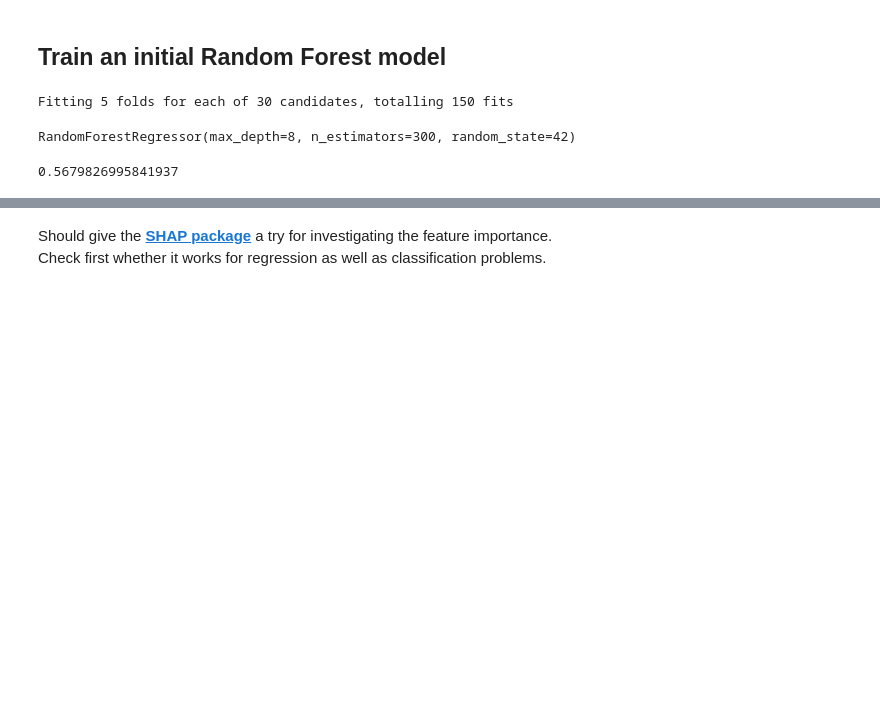
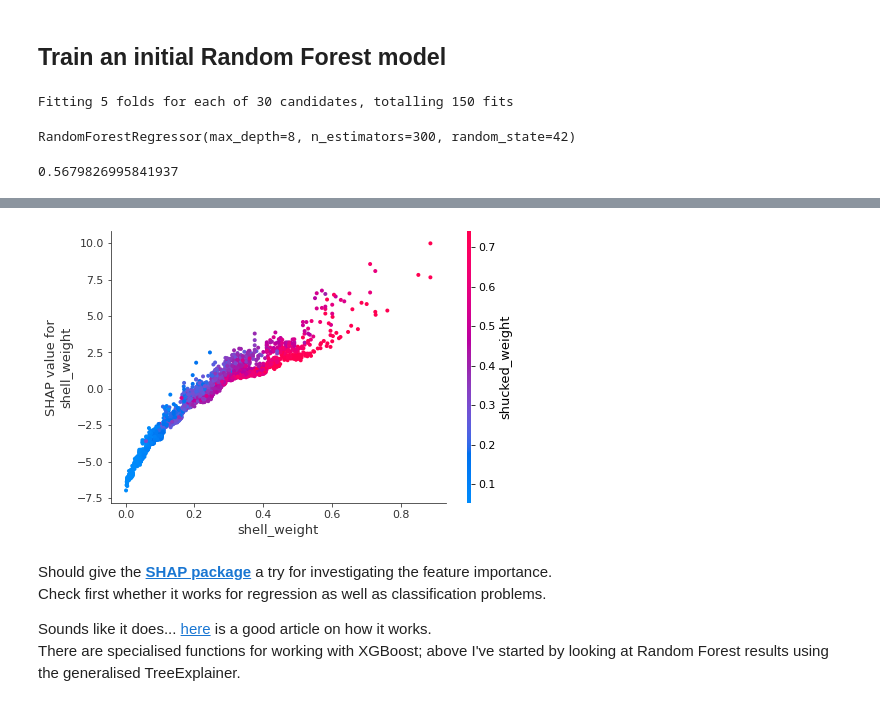
Before and after one commit to Simon-Lee-UK/abalone-kaggle, a Jupyter notebook: analysis/initial_notebook.ipynb, the cells around one changed output, grey strips where cells are left out. Saved outputs shown, nothing was run; the diff lists cells and outputs as text; code cells hidden in the pictures; blank space fills up the shorter version.

```diff
--- a/analysis/initial_notebook.ipynb
+++ b/analysis/initial_notebook.ipynb
@@ -104,3 +114,10 @@ rf_gridsearch.best_score_
+# %%
+shap.dependence_plot("shell_weight", rf_shap_values, X_train)
+# %% [output]
+[figure, added]
 # %% [markdown]
 Should give the [**SHAP package**](https://shap.readthedocs.io/en/latest/) a try for investigating the feature importance.
 Check first whether it works for regression as well as classification problems.
+
+Sounds like it does... [here](https://towardsdatascience.com/shap-explained-the-way-i-wish-someone-explained-it-to-me-ab81cc69ef30) is a good article on how it works.
+There are specialised functions for working with XGBoost; above I've started by looking at Random Forest results using the generalised TreeExplainer.
```
Also changed, not shown: parts of 5 cells of this notebook, 1 other file.
